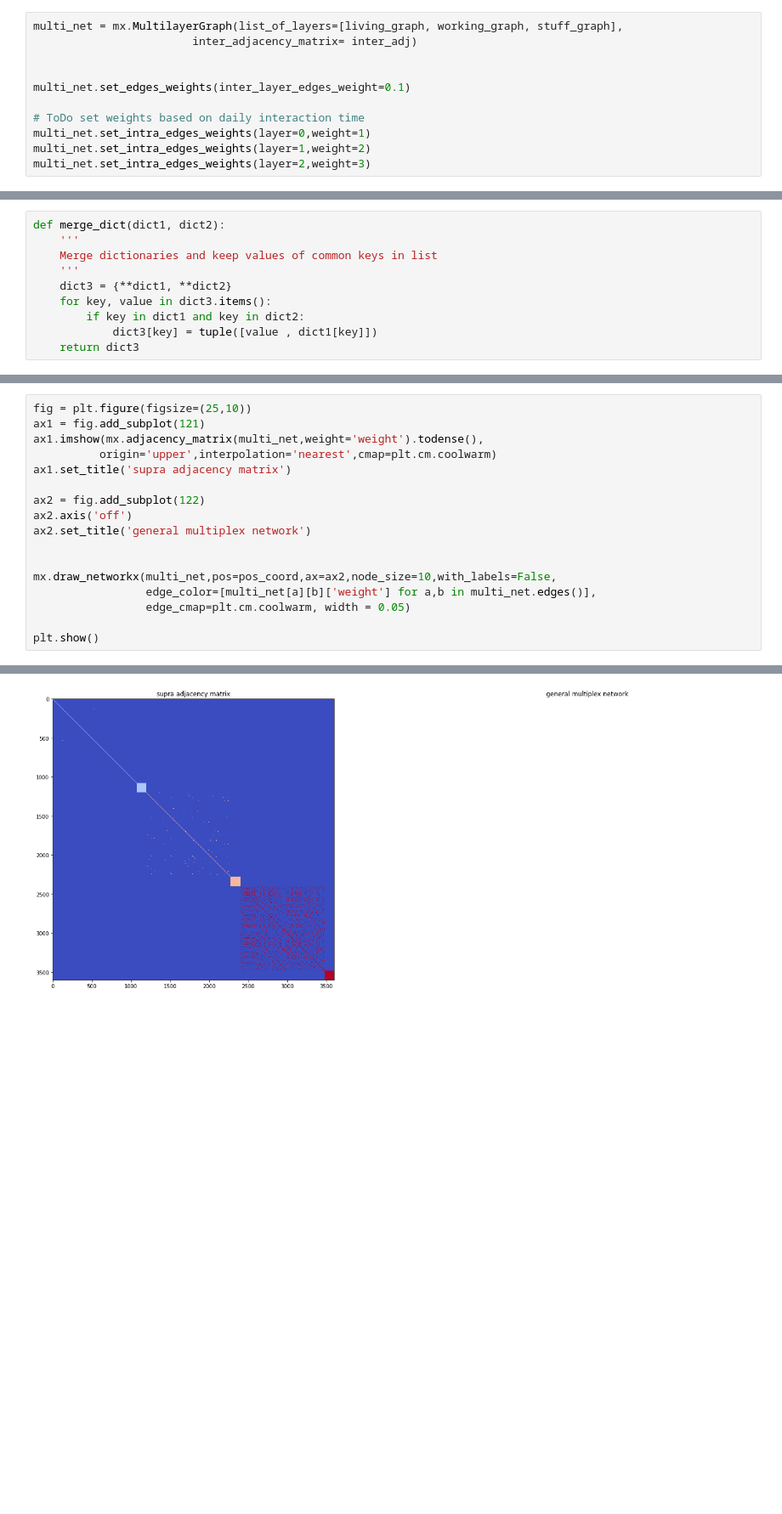
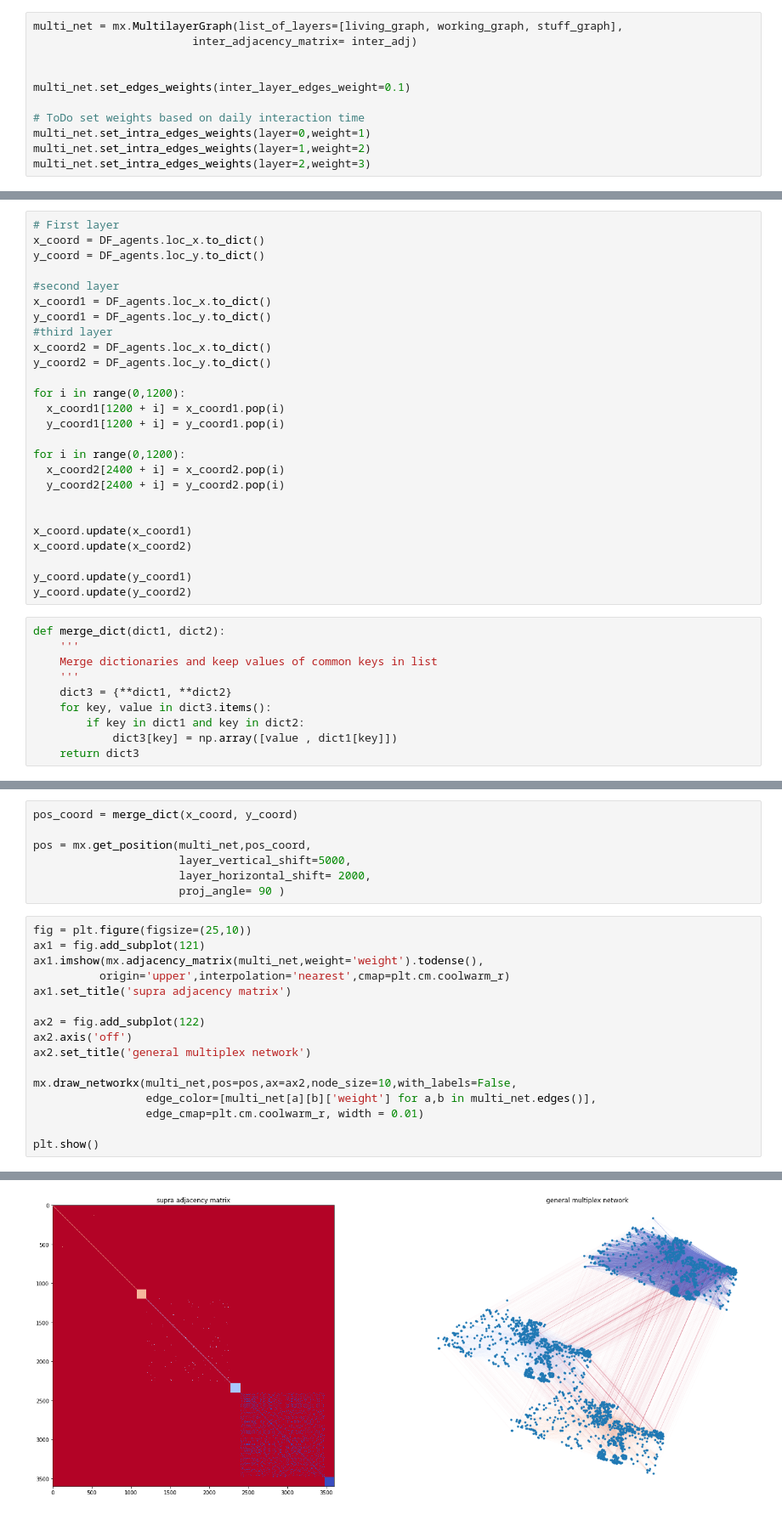
Before and after one commit to MachineLearningJournalClub/GAMELEON, a Jupyter notebook: Multiplex_Analysis.ipynb, the cells around one changed output, grey strips where cells are left out. Shown: that part at 85% size. Saved outputs shown, nothing was run; the diff lists cells and outputs as text; blank space fills up the shorter version.

```diff
--- a/Multiplex_Analysis.ipynb
+++ b/Multiplex_Analysis.ipynb
@@ -234,3 +231,29 @@ y_coord = DF_agents.loc_y.to_dict()
+# %%
+# First layer
+x_coord = DF_agents.loc_x.to_dict()
+y_coord = DF_agents.loc_y.to_dict()
+
+#second layer
+x_coord1 = DF_agents.loc_x.to_dict()
+y_coord1 = DF_agents.loc_y.to_dict()
+#third layer
+x_coord2 = DF_agents.loc_x.to_dict()
+y_coord2 = DF_agents.loc_y.to_dict()
+
+for i in range(0,1200):
+  x_coord1[1200 + i] = x_coord1.pop(i)
+  y_coord1[1200 + i] = y_coord1.pop(i)
+
+for i in range(0,1200):
+  x_coord2[2400 + i] = x_coord2.pop(i)
+  y_coord2[2400 + i] = y_coord2.pop(i)
+
+
+x_coord.update(x_coord1)
+x_coord.update(x_coord2)
+
+y_coord.update(y_coord1)
+y_coord.update(y_coord2)
 # %%
 def merge_dict(dict1, dict2):
     '''
@@ -239,5 +262,5 @@ def merge_dict(dict1, dict2):
     dict3 = {**dict1, **dict2}
     for key, value in dict3.items():
         if key in dict1 and key in dict2:
-            dict3[key] = tuple([value , dict1[key]])
+            dict3[key] = np.array([value , dict1[key]])
     return dict3
@@ -250,18 +267,24 @@ mx.get_node_attributes(multi_net, "name")
+# %%
+pos_coord = merge_dict(x_coord, y_coord)
+
+pos = mx.get_position(multi_net,pos_coord,
+					  layer_vertical_shift=5000,
+					  layer_horizontal_shift= 2000,
+					  proj_angle= 90 )
 # %%
 fig = plt.figure(figsize=(25,10))
 ax1 = fig.add_subplot(121)
 ax1.imshow(mx.adjacency_matrix(multi_net,weight='weight').todense(),
-		  origin='upper',interpolation='nearest',cmap=plt.cm.coolwarm)
+		  origin='upper',interpolation='nearest',cmap=plt.cm.coolwarm_r)
 ax1.set_title('supra adjacency matrix')
 
 ax2 = fig.add_subplot(122)
 ax2.axis('off')
 ax2.set_title('general multiplex network')
 
-
-mx.draw_networkx(multi_net,pos=pos_coord,ax=ax2,node_size=10,with_labels=False,
+mx.draw_networkx(multi_net,pos=pos,ax=ax2,node_size=10,with_labels=False,
 				 edge_color=[multi_net[a][b]['weight'] for a,b in multi_net.edges()],
-				 edge_cmap=plt.cm.coolwarm, width = 0.05)
+				 edge_cmap=plt.cm.coolwarm_r, width = 0.01)
 
 plt.show()
 # %% [output]
@@ -269 +291 @@ NetworkXError: ignored
-[figure, old version]
+[figure, new version]
```
Also changed, not shown: parts of 5 cells of this notebook.
